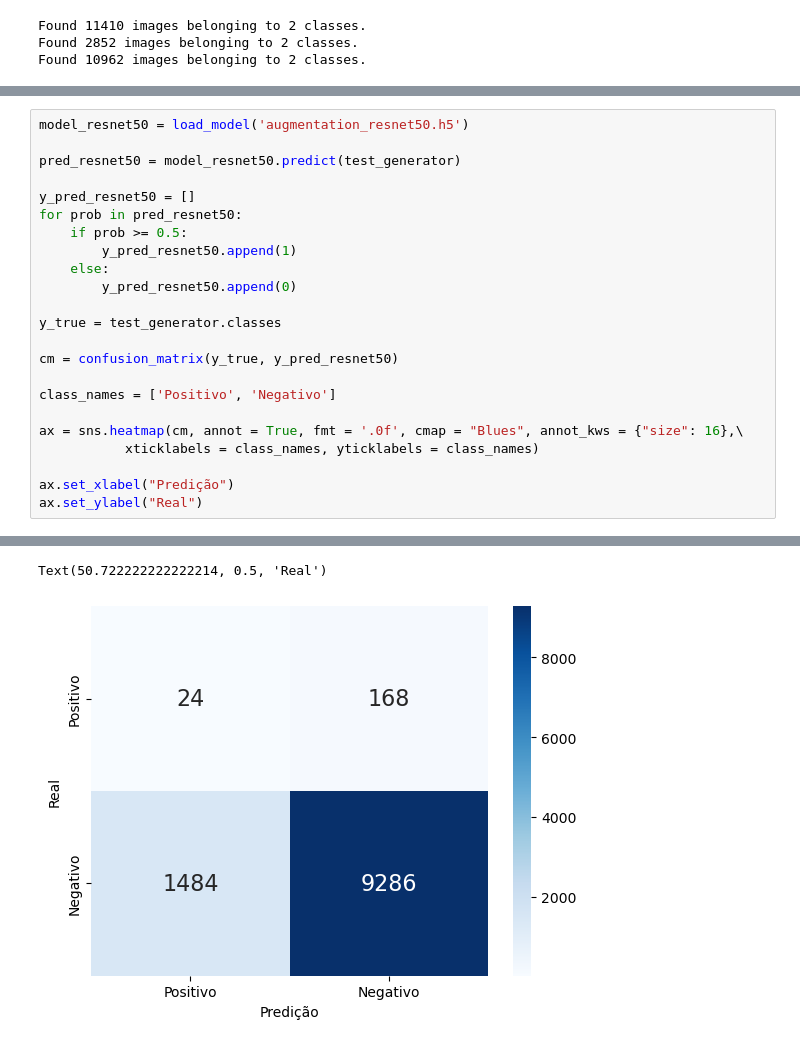
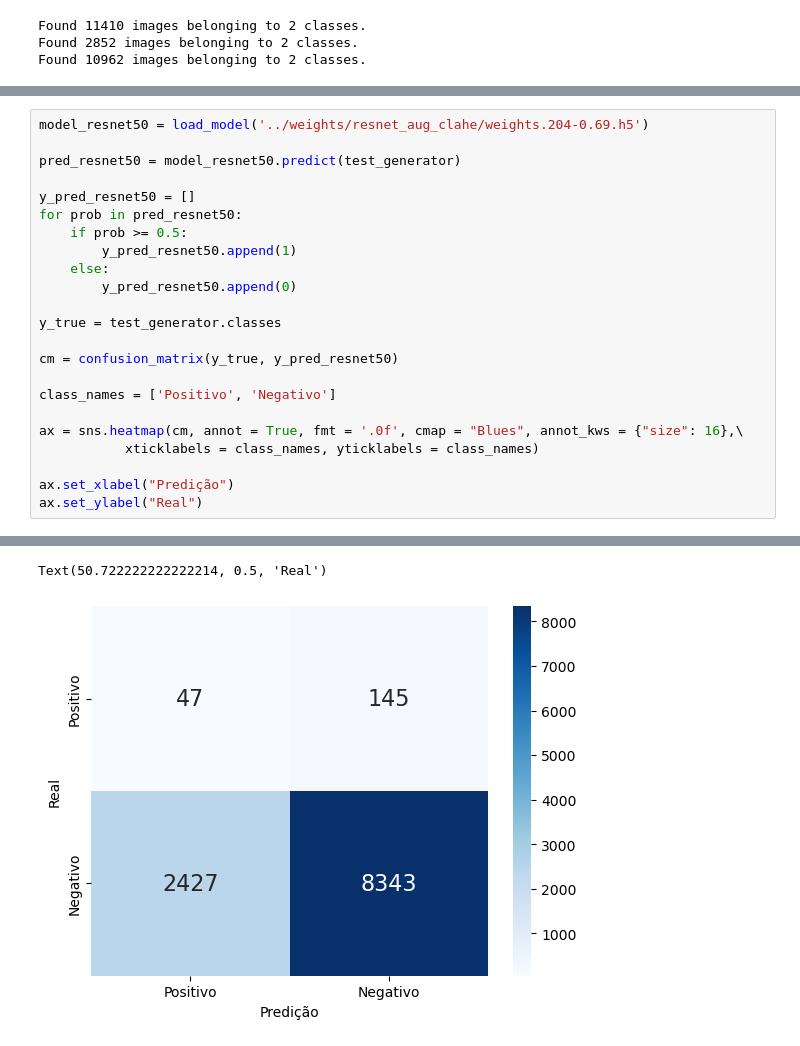
Before and after one commit to Redes-Neuroticas/BreastCancerDetection, a Jupyter notebook: Final/resnet50_data_aug_v2.ipynb, the cells around one changed output, grey strips where cells are left out. Drawn from its saved outputs; the diff is of its cells as text.

Commit message:
run resnet with clahe

```diff
--- a/Final/resnet50_data_aug_v2.ipynb
+++ b/Final/resnet50_data_aug_v2.ipynb
@@ -230,5 +246,5 @@ Text(0, 0.5, 'loss')
 # %%
-model_resnet50 = load_model('augmentation_resnet50.h5')
+model_resnet50 = load_model('../weights/resnet_aug_clahe/weights.204-0.69.h5')
 
 pred_resnet50 = model_resnet50.predict(test_generator)
 
@@ -257,2 +273,2 @@ ax.set_ylabel("Real")
 Text(50.722222222222214, 0.5, 'Real')
-[figure, old version]
+[figure, new version]
```
Also changed, not shown: parts of 8 cells of this notebook.
